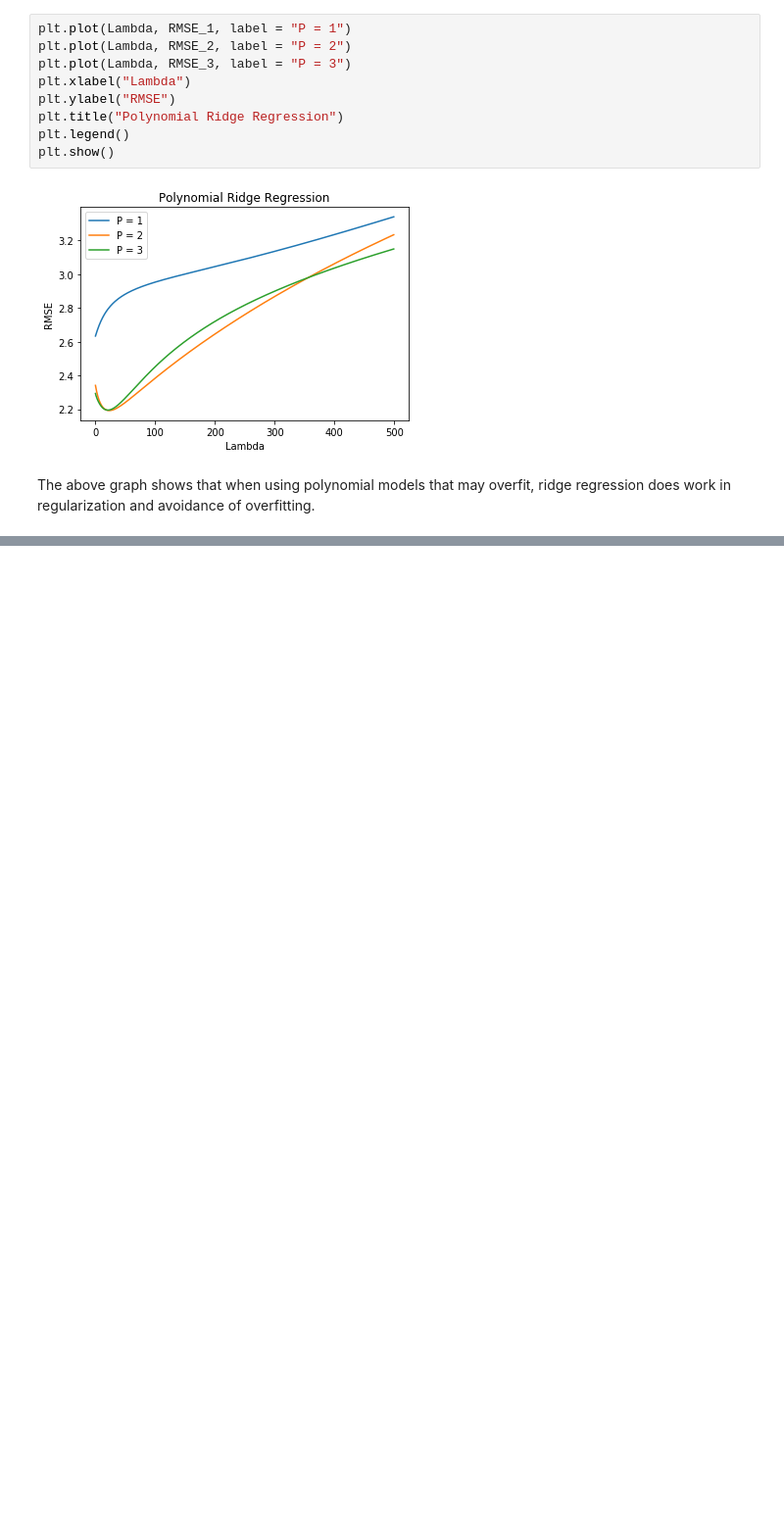
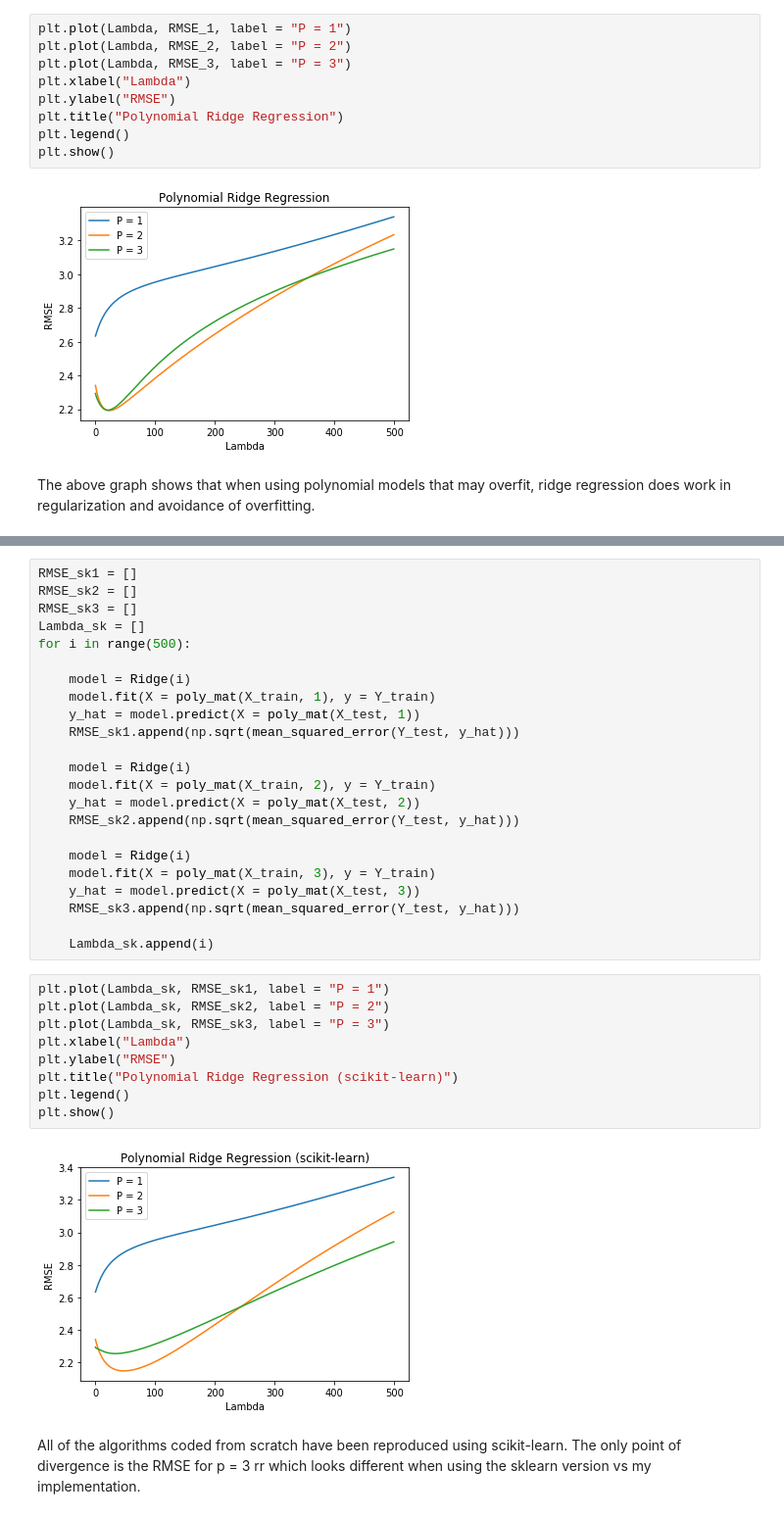
Before and after one commit to Alokik-Mishra/MachineLearning-Python, a Jupyter notebook: P1/Assignment1.ipynb, the cells around one changed output, grey strips where cells are left out. Shown: that part at 98% size. Drawn from its saved outputs; the diff is of its cells as text; blank space fills up the shorter version.

```diff
--- a/P1/Assignment1.ipynb
+++ b/P1/Assignment1.ipynb
@@ -100,0 +145,36 @@ The above graph shows that when using polynomial models that may overfit, ridge
+# %%
+RMSE_sk1 = []
+RMSE_sk2 = []
+RMSE_sk3 = []
+Lambda_sk = []
+for i in range(500):
+
+    model = Ridge(i)
+    model.fit(X = poly_mat(X_train, 1), y = Y_train)
+    y_hat = model.predict(X = poly_mat(X_test, 1))
+    RMSE_sk1.append(np.sqrt(mean_squared_error(Y_test, y_hat)))
+
+    model = Ridge(i)
+    model.fit(X = poly_mat(X_train, 2), y = Y_train)
+    y_hat = model.predict(X = poly_mat(X_test, 2))
+    RMSE_sk2.append(np.sqrt(mean_squared_error(Y_test, y_hat)))
+
+    model = Ridge(i)
+    model.fit(X = poly_mat(X_train, 3), y = Y_train)
+    y_hat = model.predict(X = poly_mat(X_test, 3))
+    RMSE_sk3.append(np.sqrt(mean_squared_error(Y_test, y_hat)))
+
+    Lambda_sk.append(i)
+# %%
+plt.plot(Lambda_sk, RMSE_sk1, label = "P = 1")
+plt.plot(Lambda_sk, RMSE_sk2, label = "P = 2")
+plt.plot(Lambda_sk, RMSE_sk3, label = "P = 3")
+plt.xlabel("Lambda")
+plt.ylabel("RMSE")
+plt.title("Polynomial Ridge Regression (scikit-learn)")
+plt.legend()
+plt.show()
+# %% [output]
+[figure, added]
+# %% [markdown]
+All of the algorithms coded from scratch have been reproduced using scikit-learn. The only point of divergence is the RMSE for p = 3 rr which looks different when using the sklearn version vs my implementation.
```
Also changed, not shown: parts of 8 cells of this notebook.
